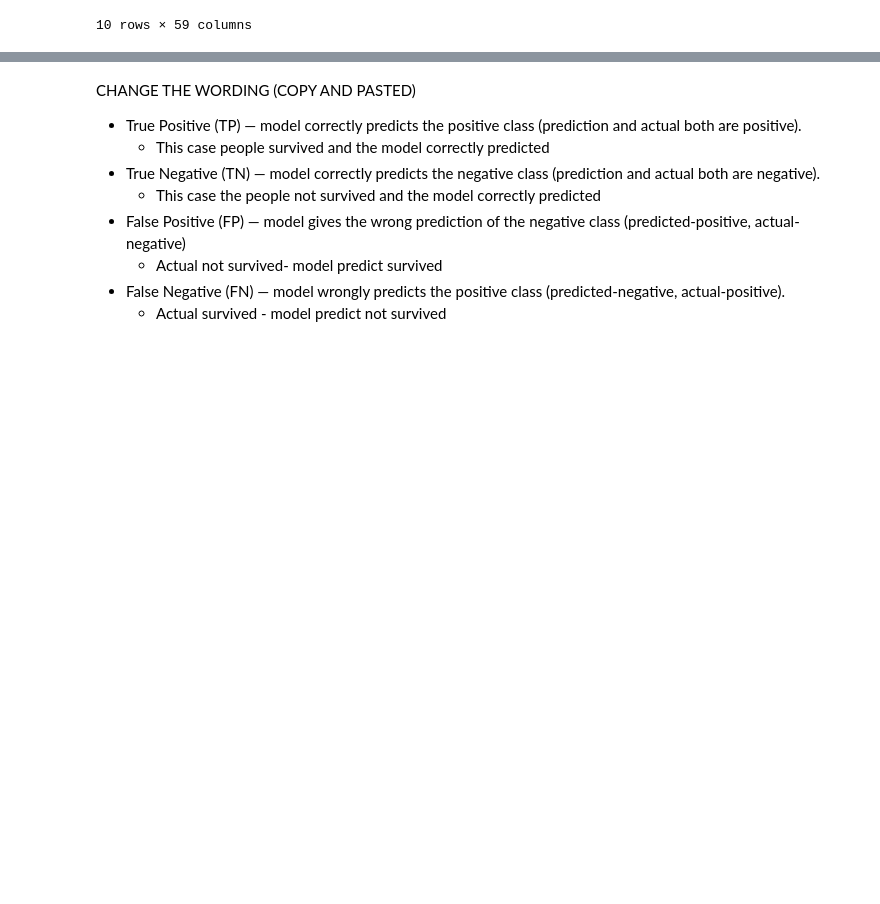
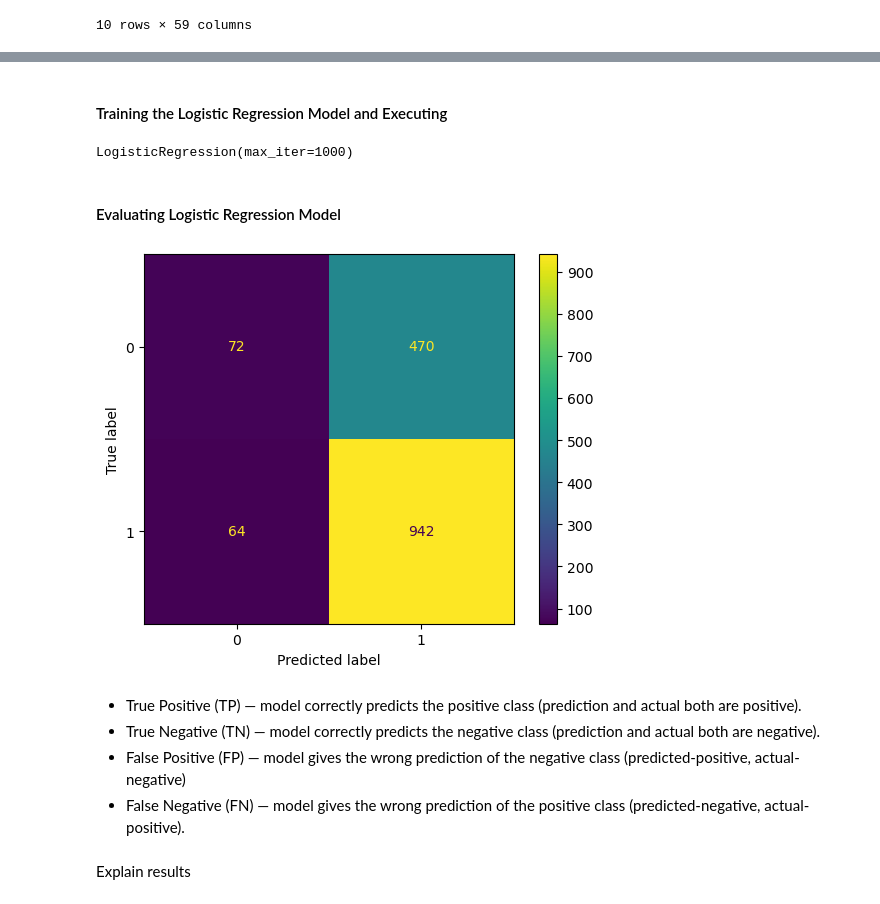
Before and after one commit to Nikola671/DS-450-01_Spring26_Team_Pineapple, a Jupyter notebook: Team Mini Project 2 - CAPO/CapoEDA.ipynb, the cells around one changed output, grey strips where cells are left out. Cells and saved outputs as stored; diff of their text form; code cells hidden in the pictures; blank space fills up the shorter version.

```diff
--- a/Team Mini Project 2 - CAPO/CapoEDA.ipynb
+++ b/Team Mini Project 2 - CAPO/CapoEDA.ipynb
@@ -494,0 +722,3 @@ data6.drop(data6.columns[21:-1], axis=1)
+# %%
+#selecting the binary tagret variable (y2) - stable or not stable
+y2 = data6['stable_binary']
@@ -495,10 +734,31 @@ data6.drop(data6.columns[21:-1], axis=1)
+# %%
+# Split the data into Train/Test sets using 20% of the data for testing - 4 data frames X_train, X_test, y_train, and y_test
+X2_train, X2_test, y2_train, y2_test = train_test_split(X2, y2, test_size=0.2, random_state=42)
+# %% [markdown]
+#### Training the Logistic Regression Model and Executing
+# %%
+classifier=LogisticRegression(max_iter=1000)
+classifier.fit(X2_train.values,y2_train)
+# %% [output]
+LogisticRegression(max_iter=1000)
+# %%
+# Predict y values from the test data set and saving them to variable y2_pred
+y2_pred = classifier.predict(X2_test.values)
+# %% [markdown]
+#### Evaluating Logistic Regression Model
+# %%
+# viewing a confusion matrix
+cm=confusion_matrix(y2_test, y2_pred)
+
+disp=ConfusionMatrixDisplay(confusion_matrix=cm, display_labels=classifier.classes_)
+disp.plot()
+plt.show()
+# %% [output]
+[figure, added]
 # %% [markdown]
-CHANGE THE WORDING (COPY AND PASTED)
 * True Positive (TP) — model correctly predicts the positive class (prediction and actual both are positive).
-    * This case people survived and the model correctly predicted
 * True Negative (TN) — model correctly predicts the negative class (prediction and actual both are negative).
-    * This case the people not survived and the model correctly predicted
 * False Positive (FP) — model gives the wrong prediction of the negative class (predicted-positive, actual-negative)
-    * Actual not survived- model predict survived
-* False Negative (FN) — model wrongly predicts the positive class (predicted-negative, actual-positive).
-    * Actual survived - model predict not survived
+* False Negative (FN) — model gives the wrong prediction of the positive class (predicted-negative, actual-positive).
+# %% [markdown]
+Explain results
```
Also changed, not shown: parts of 59 cells of this notebook.
